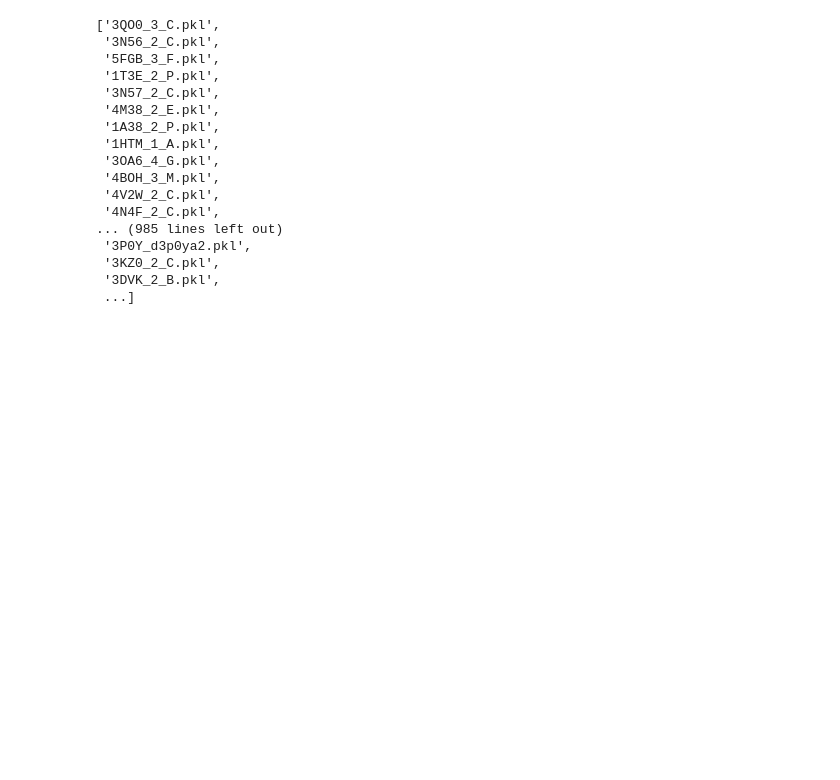
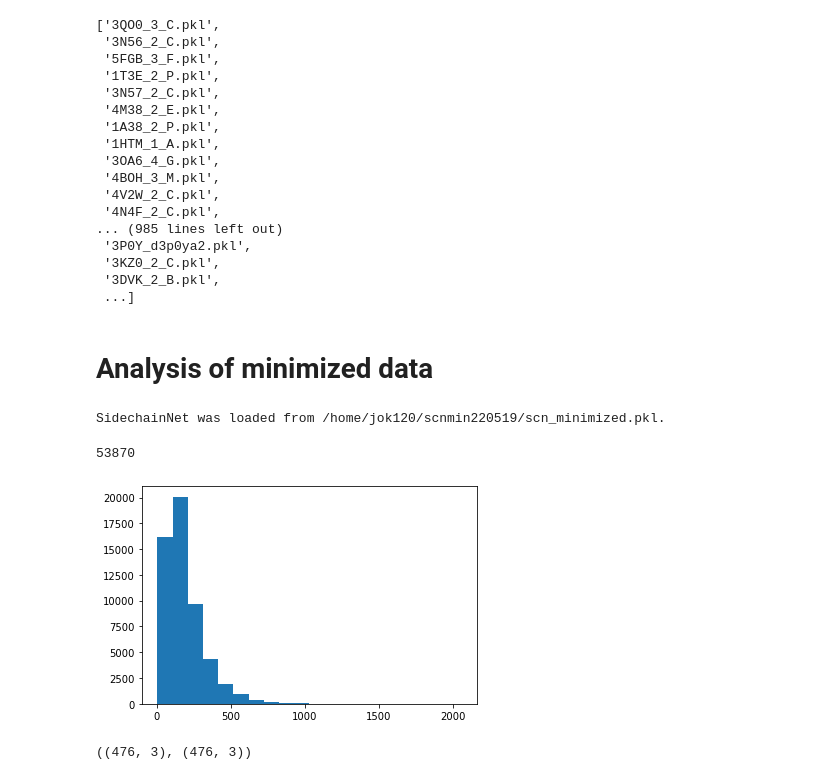
Before and after one commit to jonathanking/sidechainnet, a Jupyter notebook: sidechainnet/research/analysis/220517 Minimized SidechainNet Inspection.ipynb, the cells around one changed output. Drawn from its saved outputs; the diff is of its cells as text; code cells hidden in the pictures; blank space fills up the shorter version.

```diff
--- a/sidechainnet/research/analysis/220517 Minimized SidechainNet Inspection.ipynb
+++ b/sidechainnet/research/analysis/220517 Minimized SidechainNet Inspection.ipynb
@@ -112,3 +114,13 @@ os.listdir("/net/pulsar/home/koes/jok120/scnmin220511/unmin/")
  '3KZ0_2_C.pkl',
  '3DVK_2_B.pkl',
  ...]
+# %% [markdown]
+# Analysis of minimized data
+# %%
+d = scn.load('debug', scn_dataset=True, local_scn_path='/home/jok120/scnmin220519/scn_minimized.pkl')
+# %% [output]
+SidechainNet was loaded from /home/jok120/scnmin220519/scn_minimized.pkl.
+# %%
+len(d)
+# %% [output]
+53870
@@ -114,0 +129,9 @@ os.listdir("/net/pulsar/home/koes/jok120/scnmin220511/unmin/")
+# %%
+plt.hist(d.lengths, bins=20)
+plt.show()
+# %% [output]
+[figure, added]
+# %%
+d[2000].hcoords.shape, d[2000].coords.shape
+# %% [output]
+((476, 3), (476, 3))
```
Also changed, not shown: parts of 30 cells of this notebook, 10 other files.
